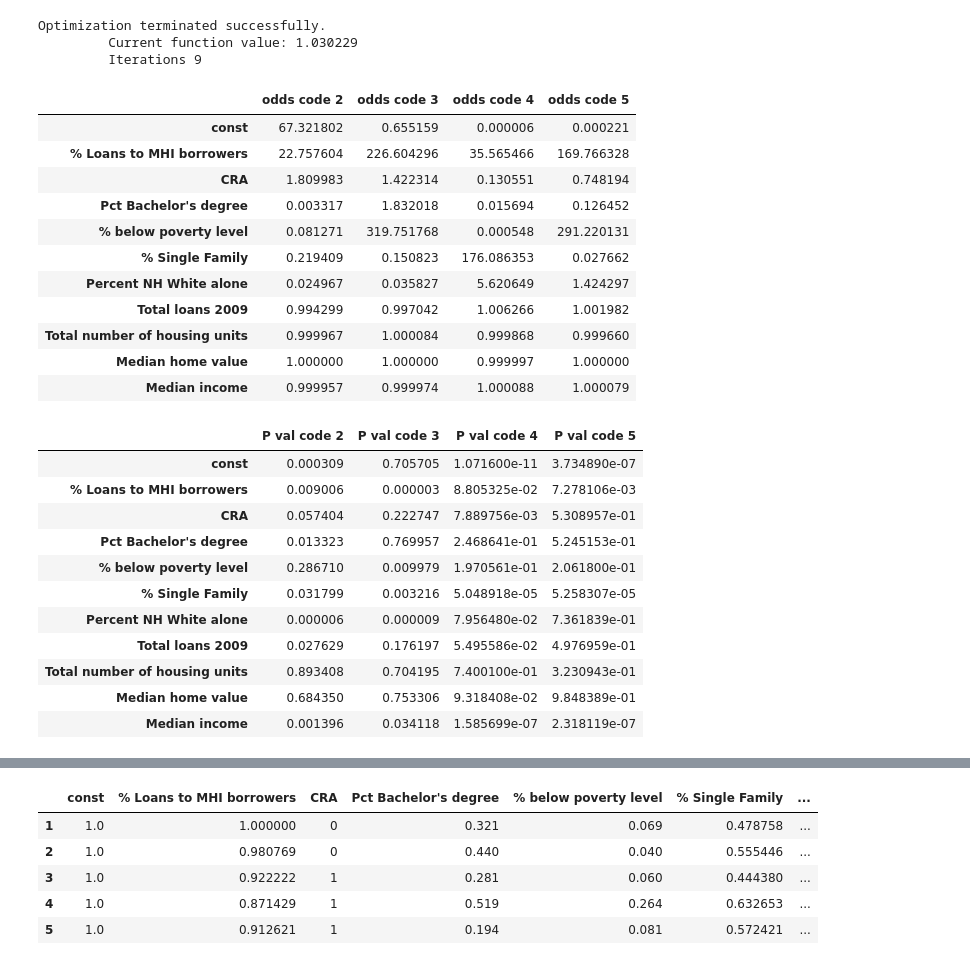
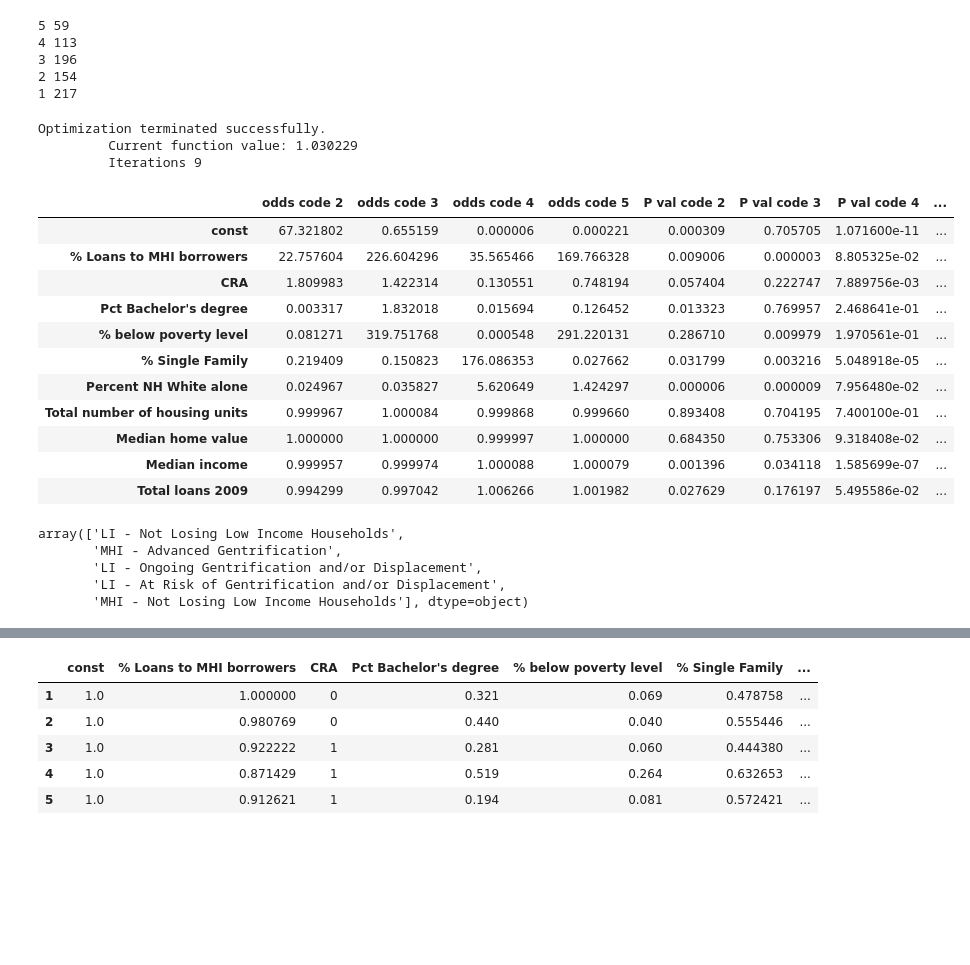
Before and after one commit to abaum1/communityreinvestmentact, a Jupyter notebook: scripts/UDP Multinomial Logistic Regression models.ipynb, the cells around one changed output, grey strips where cells are left out. Saved outputs shown, nothing was run; the diff lists cells and outputs as text; code cells hidden in the pictures; blank space fills up the shorter version.

```diff
--- a/scripts/UDP Multinomial Logistic Regression models.ipynb
+++ b/scripts/UDP Multinomial Logistic Regression models.ipynb
@@ -41,9 +41,11 @@ def encode_udp(row):
 all_vars_09["UDP code"] = all_vars_09["Typology"].apply(lambda x: encode_udp(x))
 all_vars_09 = all_vars_09.dropna()
 x_vars_2009 = all_vars_09[['% Loans to MHI borrowers', 'CRA', "Pct Bachelor's degree",
-                "% below poverty level","% Single Family","Percent NH White alone", "Total loans 2009",
-                "Total number of housing units",  "Median home value", 'Median income']]
+                "% below poverty level","% Single Family","Percent NH White alone",
+                "Total number of housing units","Median home value", 'Median income',
+       'Total loans 2009']]
+
+
 x_vars_2009_constant = sm.add_constant(x_vars_2009)
 
 y_vars_2009 = all_vars_09["UDP code"]
-x_vars_2009.head()
@@ -57,43 +52,41 @@ x_vars_2009.head()
+# %%
+print("5", sum(all_vars_09["UDP code"] == 5))
+print("4", sum(all_vars_09["UDP code"] == 4))
+print("3", sum(all_vars_09["UDP code"] == 3))
+print("2", sum(all_vars_09["UDP code"] == 2))
+print("1", sum(all_vars_09["UDP code"] == 1))
+# %% [output]
+5 59
+4 113
+3 196
+2 154
+1 217
 # %%
 mn = sm.MNLogit(y_vars_2009, x_vars_2009_constant, J=4, K=20)
 results_mn = mn.fit()
 # print(results_mn.summary())
 pvals = results_mn.pvalues.values
 odds = np.exp(results_mn.params).values
 P = pd.DataFrame(data=pvals, columns=["P val code 2", "P val code 3", "P val code 4", "P val code 5"], index=results_mn.pvalues.index)
 O = pd.DataFrame(data=odds, columns=["odds code 2", "odds code 3", "odds code 4", "odds code 5"], index=results_mn.pvalues.index)
-# P.to_csv(filepath+"2009_multinomial_pvals.csv")
-# O.to_csv(filepath+"2009_multinomial_odds.csv")
-display(O)
-display(P)
-both.to_csv(filepath+"results_2009_udp_multinomial.csv")
+both = pd.concat([O,P], axis=1)
+both
+# both.to_csv(filepath+"results_2009_udp_multinomial.csv")
 # with open(filepath+ '2009_udp_multinomial_newencoding.html', 'w') as outfile:
 #     outfile.write(results_mn.summary().as_html())
 # %% [output]
 Optimization terminated successfully.
          Current function value: 1.030229
          Iterations 9
-|  | odds code 2 | odds code 3 | odds code 4 | odds code 5 |
-| const | 67.321802 | 0.655159 | 0.000006 | 0.000221 |
-| % Loans to MHI borrowers | 22.757604 | 226.604296 | 35.565466 | 169.766328 |
-| CRA | 1.809983 | 1.422314 | 0.130551 | 0.748194 |
-| Pct Bachelor's degree | 0.003317 | 1.832018 | 0.015694 | 0.126452 |
-| % below poverty level | 0.081271 | 319.751768 | 0.000548 | 291.220131 |
-| % Single Family | 0.219409 | 0.150823 | 176.086353 | 0.027662 |
-| Percent NH White alone | 0.024967 | 0.035827 | 5.620649 | 1.424297 |
-| Total loans 2009 | 0.994299 | 0.997042 | 1.006266 | 1.001982 |
-| Total number of housing units | 0.999967 | 1.000084 | 0.999868 | 0.999660 |
-| Median home value | 1.000000 | 1.000000 | 0.999997 | 1.000000 |
-| Median income | 0.999957 | 0.999974 | 1.000088 | 1.000079 |
+|  | odds code 2 | odds code 3 | odds code 4 | odds code 5 | P val code 2 | P val code 3 | P val code 4 | ... |
+| const | 67.321802 | 0.655159 | 0.000006 | 0.000221 | 0.000309 | 0.705705 | 1.071600e-11 | ... |
+| % Loans to MHI borrowers | 22.757604 | 226.604296 | 35.565466 | 169.766328 | 0.009006 | 0.000003 | 8.805325e-02 | ... |
+| CRA | 1.809983 | 1.422314 | 0.130551 | 0.748194 | 0.057404 | 0.222747 | 7.889756e-03 | ... |
+| Pct Bachelor's degree | 0.003317 | 1.832018 | 0.015694 | 0.126452 | 0.013323 | 0.769957 | 2.468641e-01 | ... |
+| % below poverty level | 0.081271 | 319.751768 | 0.000548 | 291.220131 | 0.286710 | 0.009979 | 1.970561e-01 | ... |
+| % Single Family | 0.219409 | 0.150823 | 176.086353 | 0.027662 | 0.031799 | 0.003216 | 5.048918e-05 | ... |
+| Percent NH White alone | 0.024967 | 0.035827 | 5.620649 | 1.424297 | 0.000006 | 0.000009 | 7.956480e-02 | ... |
+| Total number of housing units | 0.999967 | 1.000084 | 0.999868 | 0.999660 | 0.893408 | 0.704195 | 7.400100e-01 | ... |
+| Median home value | 1.000000 | 1.000000 | 0.999997 | 1.000000 | 0.684350 | 0.753306 | 9.318408e-02 | ... |
+| Median income | 0.999957 | 0.999974 | 1.000088 | 1.000079 | 0.001396 | 0.034118 | 1.585699e-07 | ... |
+| Total loans 2009 | 0.994299 | 0.997042 | 1.006266 | 1.001982 | 0.027629 | 0.176197 | 5.495586e-02 | ... |
-|  | P val code 2 | P val code 3 | P val code 4 | P val code 5 |
-| const | 0.000309 | 0.705705 | 1.071600e-11 | 3.734890e-07 |
-| % Loans to MHI borrowers | 0.009006 | 0.000003 | 8.805325e-02 | 7.278106e-03 |
-| CRA | 0.057404 | 0.222747 | 7.889756e-03 | 5.308957e-01 |
-| Pct Bachelor's degree | 0.013323 | 0.769957 | 2.468641e-01 | 5.245153e-01 |
-| % below poverty level | 0.286710 | 0.009979 | 1.970561e-01 | 2.061800e-01 |
-| % Single Family | 0.031799 | 0.003216 | 5.048918e-05 | 5.258307e-05 |
-| Percent NH White alone | 0.000006 | 0.000009 | 7.956480e-02 | 7.361839e-01 |
-| Total loans 2009 | 0.027629 | 0.176197 | 5.495586e-02 | 4.976959e-01 |
-| Total number of housing units | 0.893408 | 0.704195 | 7.400100e-01 | 3.230943e-01 |
-| Median home value | 0.684350 | 0.753306 | 9.318408e-02 | 9.848389e-01 |
-| Median income | 0.001396 | 0.034118 | 1.585699e-07 | 2.318119e-07 |
@@ -99,0 +95,8 @@ Optimization terminated successfully.
+# %%
+all_vars_09["Typology"].unique()
+# %% [output]
+array(['LI - Not Losing Low Income Households',
+       'MHI - Advanced Gentrification',
+       'LI - Ongoing Gentrification and/or Displacement',
+       'LI - At Risk of Gentrification and/or Displacement',
+       'MHI - Not Losing Low Income Households'], dtype=object)
```
Also changed, not shown: parts of 17 cells of this notebook.
